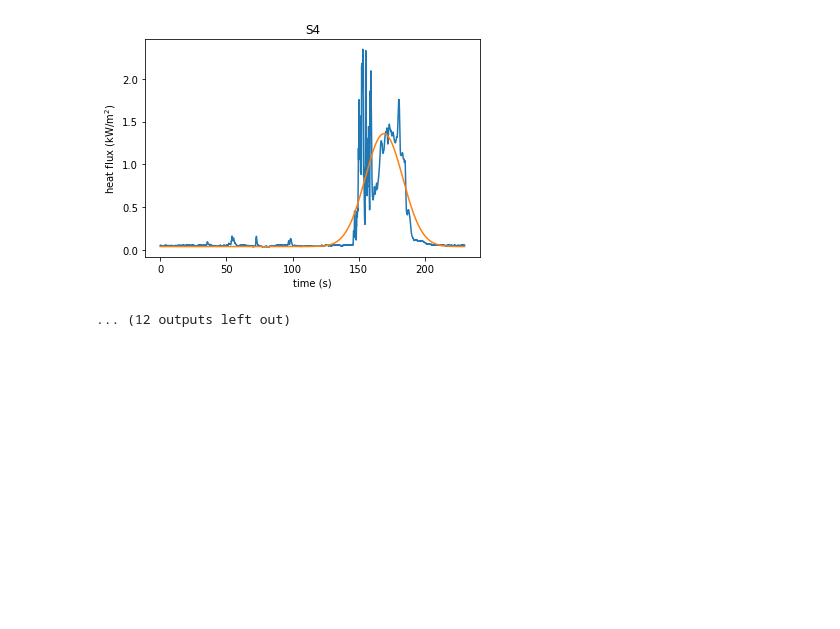
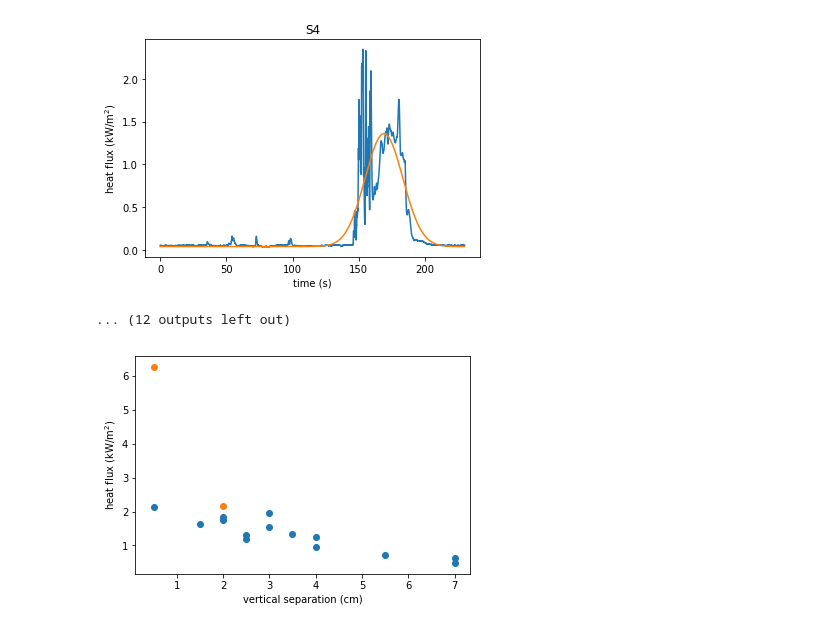
Before and after one commit to cigar-research/cigar-research, a Jupyter notebook: cedar-analysis/SBG_data_analysis.ipynb, the cells around one changed output. Saved outputs shown, nothing was run; the diff lists cells and outputs as text; code cells hidden in the pictures; blank space fills up the shorter version.

Commit message:
SBG heat flux vs separation plots

```diff
--- a/cedar-analysis/SBG_data_analysis.ipynb
+++ b/cedar-analysis/SBG_data_analysis.ipynb
@@ -99,0 +93,32 @@ for m in H_msmts:
+# %%
+H_vertdist = []
+H_maxflux = []
+
+for m in H_msmts:
+    H_vertdist.append(SBG_vert_separation[m])
+    H_maxflux.append(fit_params[m][0])
+
+H_vertdist = np.array(H_vertdist)
+H_maxflux = np.array(H_maxflux)
+
+HE_vertdist = []
+HE_maxflux = []
+
+for m in HE_msmts:
+    HE_vertdist.append(SBG_vert_separation[m])
+    HE_maxflux.append(fit_params[m][0])
+
+HE_vertdist = np.array(HE_vertdist)
+HE_maxflux = np.array(HE_maxflux)
+
+plt.scatter(H_vertdist, H_maxflux, label="2.5 cm horz. sep.")
+plt.scatter(HE_vertdist, HE_maxflux, label="1 cm horz. sep.")
+plt.xlim(0,7.5)
+#plt.ylim(0,2.5)
+
+plt.xlabel("vertical separation (cm)")
+plt.ylabel("heat flux (kW/m$^2$)")
+
+plt.savefig("plots/heat_flux_vs_vert_sep.png", dpi=300)
+# %% [output]
+[figure, added]
```
Also changed, not shown: parts of 2 cells of this notebook, 1 other file.
